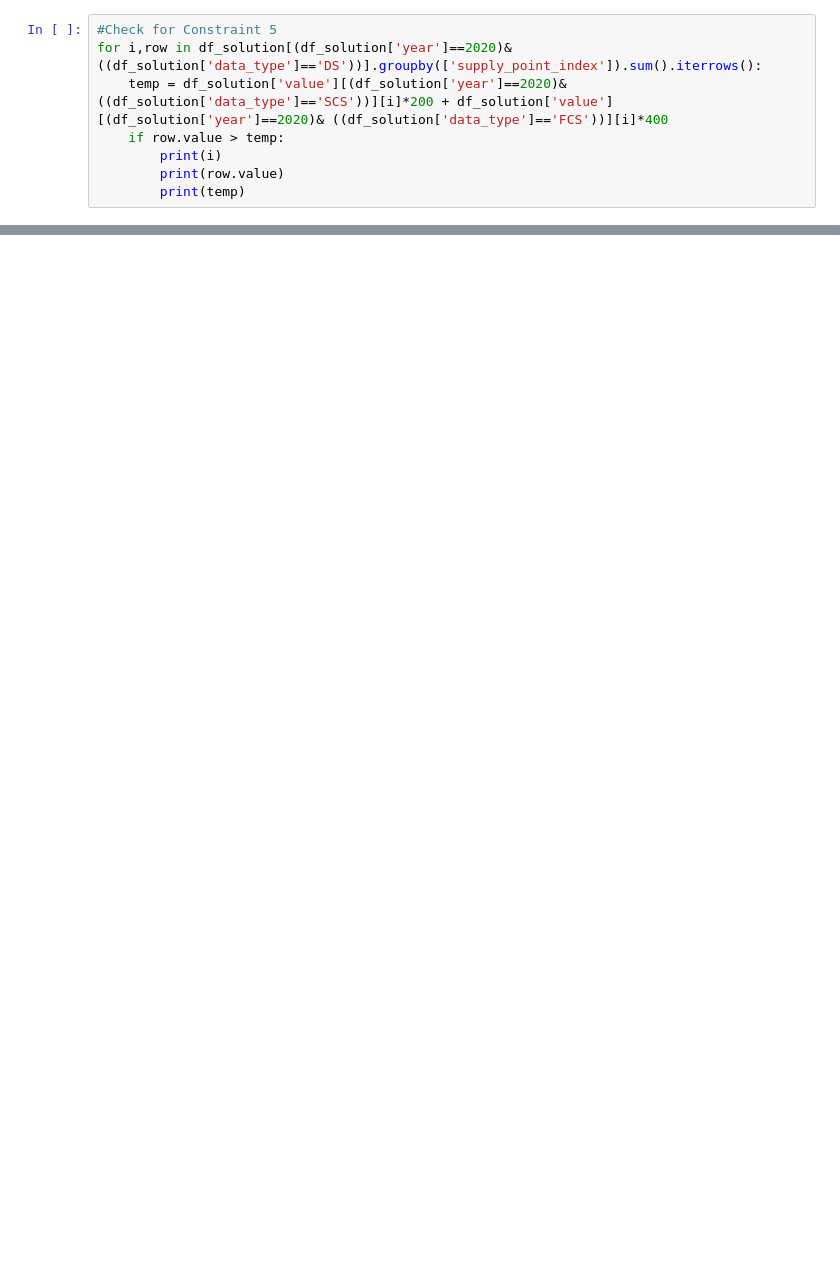
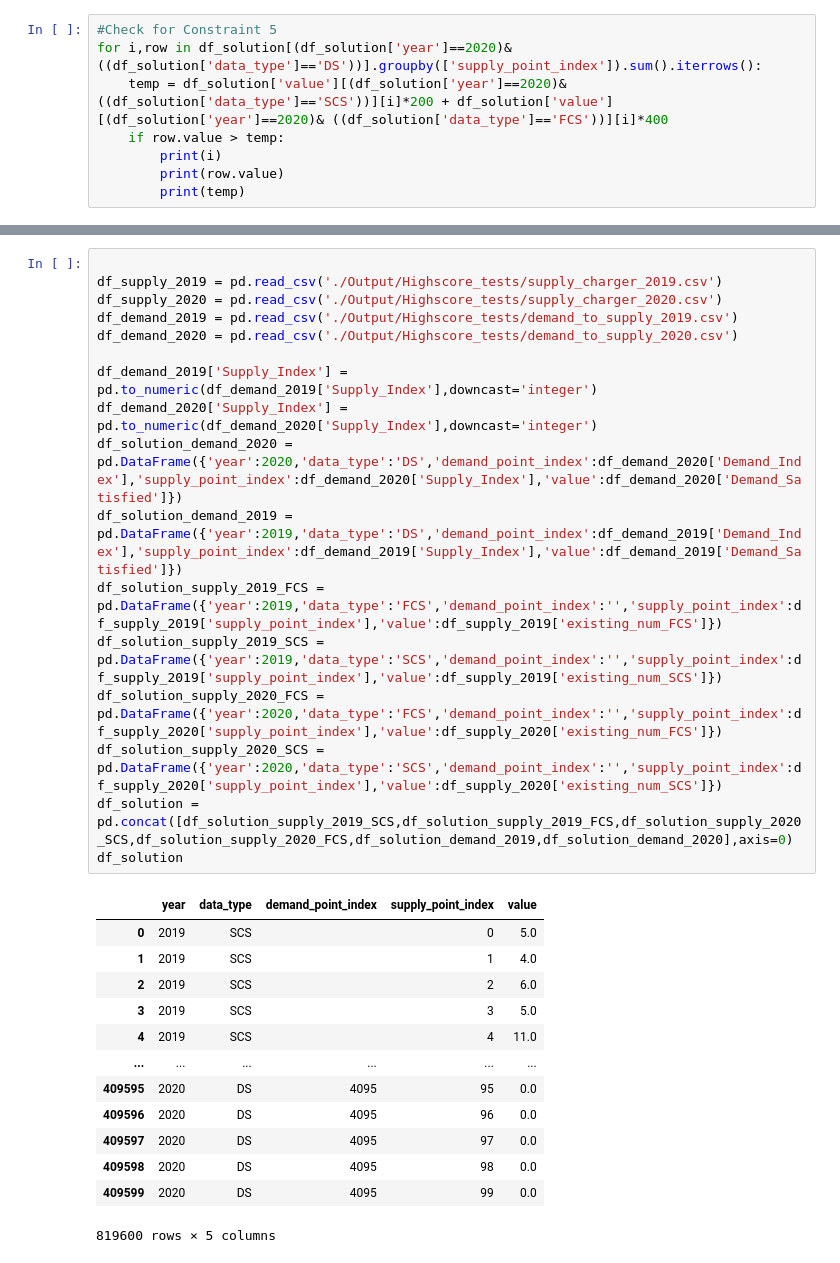
Before and after one commit to Sebbo19995/Shell_AI_Hackaton, a Jupyter notebook: Untitled.ipynb, the cells around one changed output, grey strips where cells are left out. Cells and saved outputs as stored; diff of their text form; blank space fills up the shorter version.

```diff
--- a/Untitled.ipynb
+++ b/Untitled.ipynb
@@ -66,0 +92,31 @@ df_solution.to_csv('./data/solution.csv', index=False)
+# %%
+
+df_supply_2019 = pd.read_csv('./Output/Highscore_tests/supply_charger_2019.csv')
+df_supply_2020 = pd.read_csv('./Output/Highscore_tests/supply_charger_2020.csv')
+df_demand_2019 = pd.read_csv('./Output/Highscore_tests/demand_to_supply_2019.csv')
+df_demand_2020 = pd.read_csv('./Output/Highscore_tests/demand_to_supply_2020.csv')
+
+df_demand_2019['Supply_Index'] = pd.to_numeric(df_demand_2019['Supply_Index'],downcast='integer')
+df_demand_2020['Supply_Index'] = pd.to_numeric(df_demand_2020['Supply_Index'],downcast='integer')
+df_solution_demand_2020 = pd.DataFrame({'year':2020,'data_type':'DS','demand_point_index':df_demand_2020['Demand_Index'],'supply_point_index':df_demand_2020['Supply_Index'],'value':df_demand_2020['Demand_Satisfied']})
+df_solution_demand_2019 = pd.DataFrame({'year':2019,'data_type':'DS','demand_point_index':df_demand_2019['Demand_Index'],'supply_point_index':df_demand_2019['Supply_Index'],'value':df_demand_2019['Demand_Satisfied']})
+df_solution_supply_2019_FCS = pd.DataFrame({'year':2019,'data_type':'FCS','demand_point_index':'','supply_point_index':df_supply_2019['supply_point_index'],'value':df_supply_2019['existing_num_FCS']})
+df_solution_supply_2019_SCS = pd.DataFrame({'year':2019,'data_type':'SCS','demand_point_index':'','supply_point_index':df_supply_2019['supply_point_index'],'value':df_supply_2019['existing_num_SCS']})
+df_solution_supply_2020_FCS = pd.DataFrame({'year':2020,'data_type':'FCS','demand_point_index':'','supply_point_index':df_supply_2020['supply_point_index'],'value':df_supply_2020['existing_num_FCS']})
+df_solution_supply_2020_SCS = pd.DataFrame({'year':2020,'data_type':'SCS','demand_point_index':'','supply_point_index':df_supply_2020['supply_point_index'],'value':df_supply_2020['existing_num_SCS']})
+df_solution = pd.concat([df_solution_supply_2019_SCS,df_solution_supply_2019_FCS,df_solution_supply_2020_SCS,df_solution_supply_2020_FCS,df_solution_demand_2019,df_solution_demand_2020],axis=0)
+df_solution
+# %% [output]
+|  | year | data_type | demand_point_index | supply_point_index | value |
+| 0 | 2019 | SCS |  | 0 | 5.0 |
+| 1 | 2019 | SCS |  | 1 | 4.0 |
+| 2 | 2019 | SCS |  | 2 | 6.0 |
+| 3 | 2019 | SCS |  | 3 | 5.0 |
+| 4 | 2019 | SCS |  | 4 | 11.0 |
+| ... | ... | ... | ... | ... | ... |
+| 409595 | 2020 | DS | 4095 | 95 | 0.0 |
+| 409596 | 2020 | DS | 4095 | 96 | 0.0 |
+| 409597 | 2020 | DS | 4095 | 97 | 0.0 |
+| 409598 | 2020 | DS | 4095 | 98 | 0.0 |
+| 409599 | 2020 | DS | 4095 | 99 | 0.0 |
+819600 rows × 5 columns
```
Also changed, not shown: parts of 16 cells of this notebook, 1 other file.
